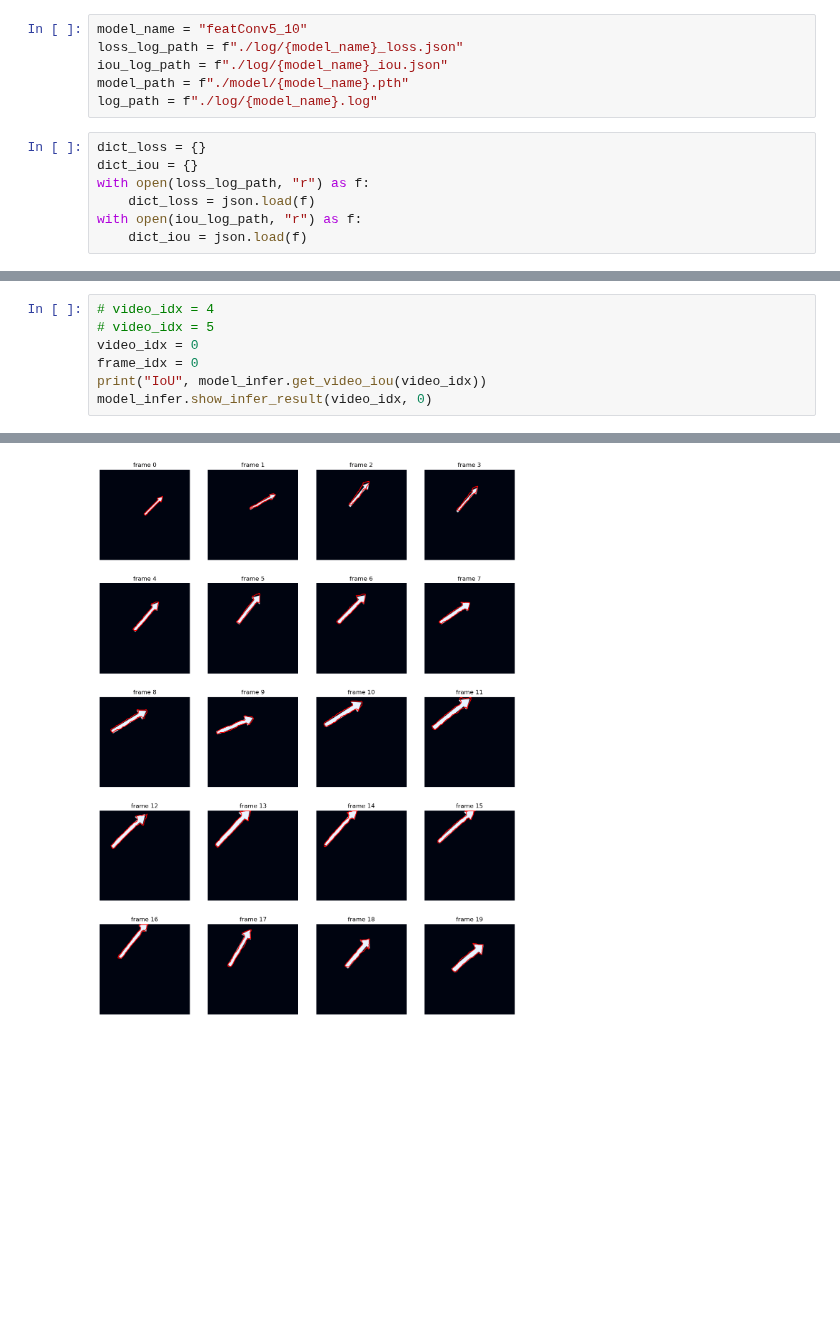
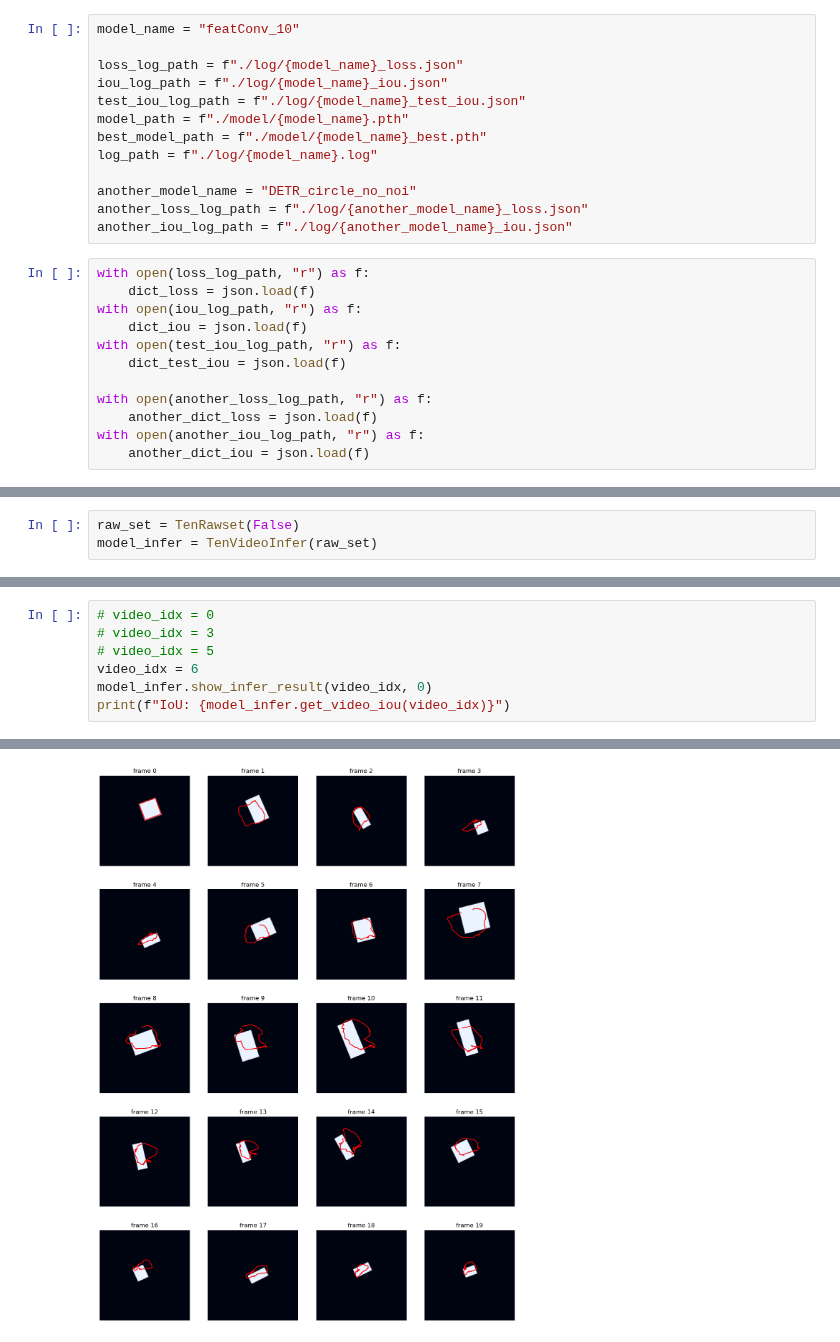
Before and after one commit to wcbup/VOS_boundary_tracking, a Jupyter notebook: review_10.ipynb, the cells around one changed output, grey strips where cells are left out. Drawn from its saved outputs; the diff is of its cells as text; blank space fills up the shorter version.

Commit message:
Detr 10

```diff
--- a/review_10.ipynb
+++ b/review_10.ipynb
@@ -19,13 +18,25 @@ import re
 # %%
-model_name = "featConv5_10"
+model_name = "featConv_10"
+
 loss_log_path = f"./log/{model_name}_loss.json"
 iou_log_path = f"./log/{model_name}_iou.json"
+test_iou_log_path = f"./log/{model_name}_test_iou.json"
 model_path = f"./model/{model_name}.pth"
+best_model_path = f"./model/{model_name}_best.pth"
 log_path = f"./log/{model_name}.log"
+
+another_model_name = "DETR_circle_no_noi"
+another_loss_log_path = f"./log/{another_model_name}_loss.json"
+another_iou_log_path = f"./log/{another_model_name}_iou.json"
 # %%
-dict_loss = {}
-dict_iou = {}
 with open(loss_log_path, "r") as f:
     dict_loss = json.load(f)
 with open(iou_log_path, "r") as f:
     dict_iou = json.load(f)
+with open(test_iou_log_path, "r") as f:
+    dict_test_iou = json.load(f)
+
+with open(another_loss_log_path, "r") as f:
+    another_dict_loss = json.load(f)
+with open(another_iou_log_path, "r") as f:
+    another_dict_iou = json.load(f)
@@ -111 +146,4 @@ model_infer = TenVideoInfer(testset)
+# %%
+raw_set = TenRawset(False)
+model_infer = TenVideoInfer(raw_set)
 # %%
@@ -117,8 +155,8 @@ model_infer.get_total_iou()
 # %%
-# video_idx = 4
+# video_idx = 0
+# video_idx = 3
 # video_idx = 5
-video_idx = 0
-frame_idx = 0
-print("IoU", model_infer.get_video_iou(video_idx))
+video_idx = 6
 model_infer.show_infer_result(video_idx, 0)
+print(f"IoU: {model_infer.get_video_iou(video_idx)}")
 # %% [output]
@@ -126 +164 @@ IoU 0.6541936967850255
-[figure, old version]
+[figure, new version]
```
Also changed, not shown: parts of 19 cells of this notebook, 19 other files.
